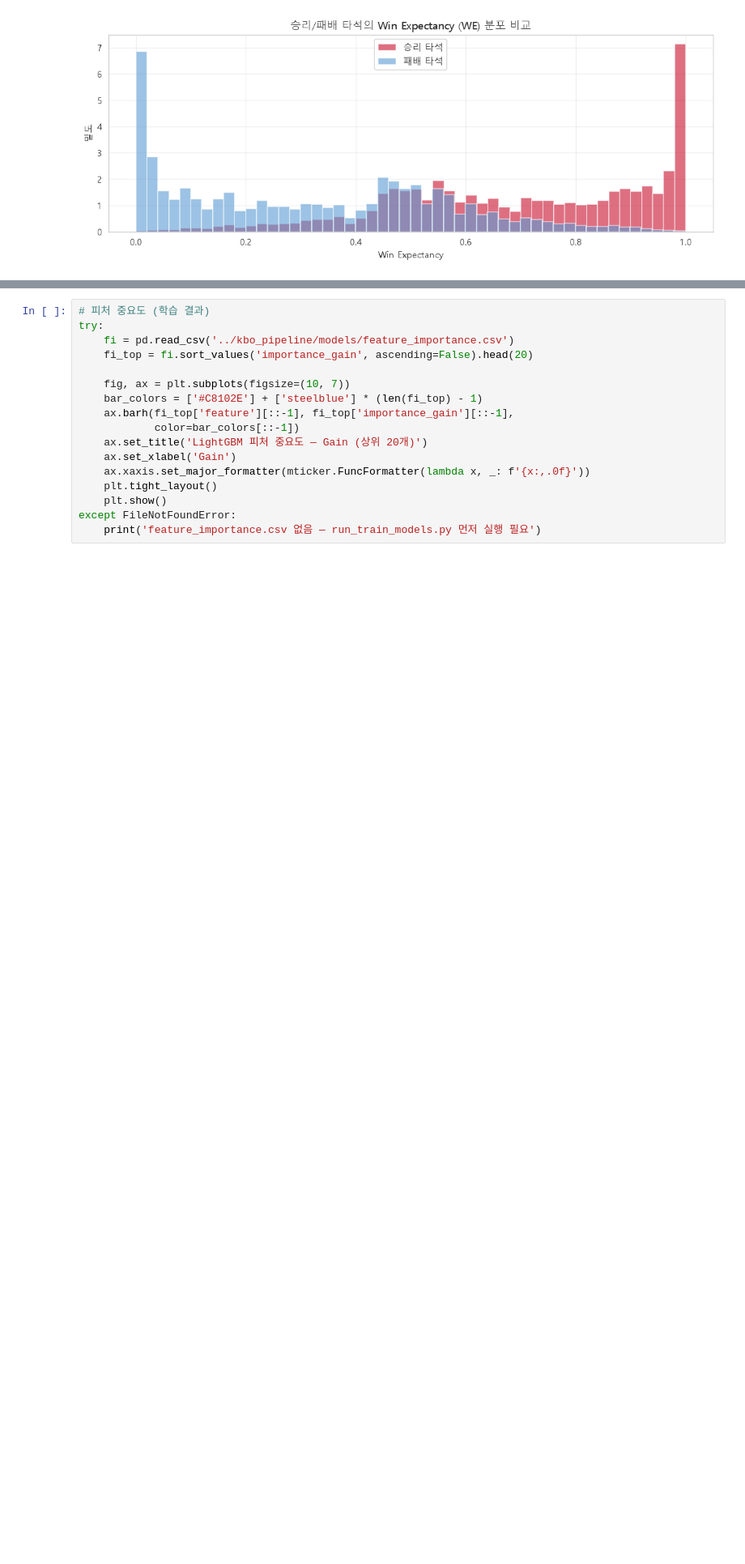
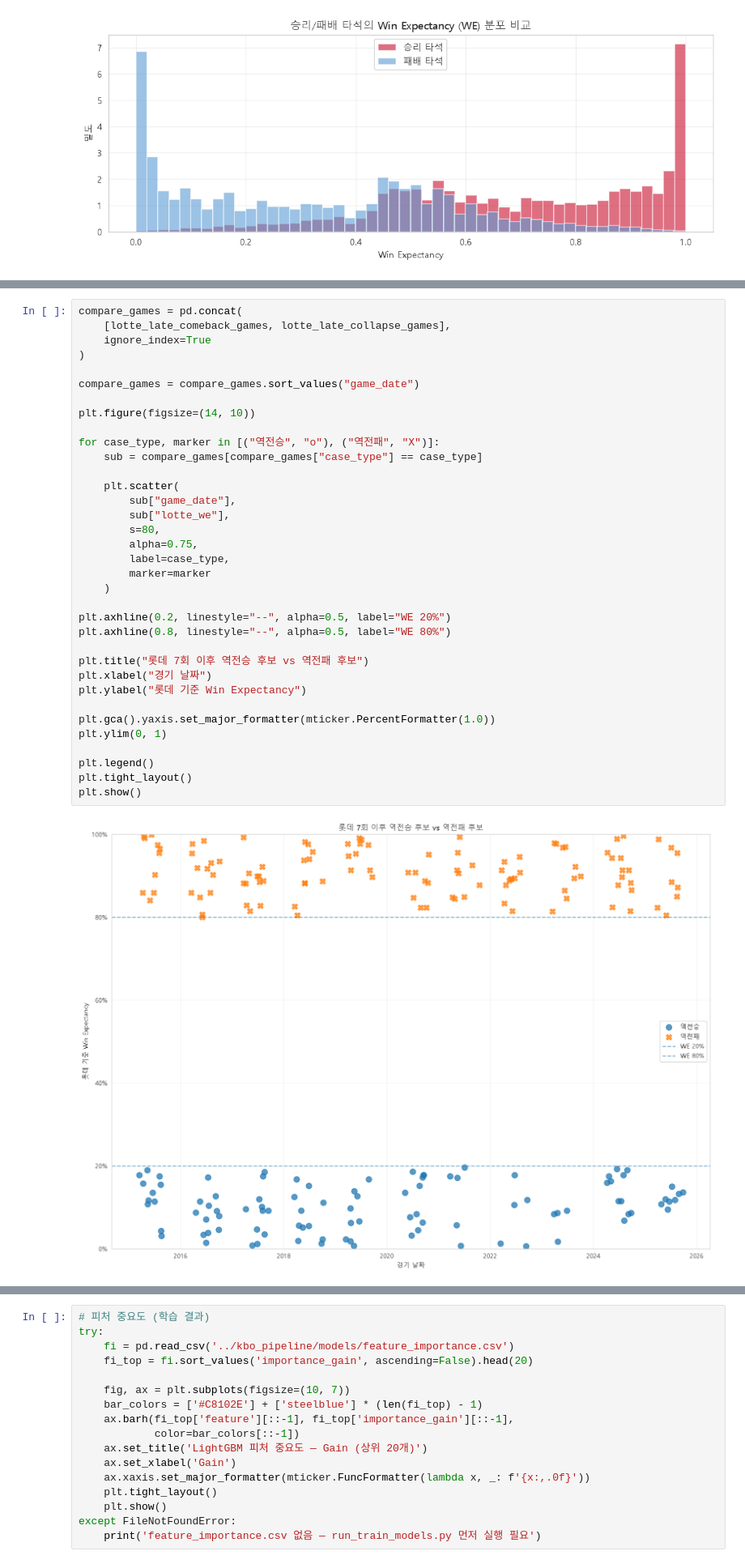
Before and after one commit to Donghaeng-LOTTO/Donghaeng-LOTTO, a Jupyter notebook: analysis/eda260614.ipynb, the cells around one changed output, grey strips where cells are left out. Shown at 81% size. Saved outputs shown, nothing was run; the diff lists cells and outputs as text; blank space fills up the shorter version.

```diff
--- a/analysis/eda260614.ipynb
+++ b/analysis/eda260614.ipynb
@@ -563,0 +1083,37 @@ plt.show()
+# %%
+compare_games = pd.concat(
+    [lotte_late_comeback_games, lotte_late_collapse_games],
+    ignore_index=True
+)
+
+compare_games = compare_games.sort_values("game_date")
+
+plt.figure(figsize=(14, 10))
+
+for case_type, marker in [("역전승", "o"), ("역전패", "X")]:
+    sub = compare_games[compare_games["case_type"] == case_type]
+
+    plt.scatter(
+        sub["game_date"],
+        sub["lotte_we"],
+        s=80,
+        alpha=0.75,
+        label=case_type,
+        marker=marker
+    )
+
+plt.axhline(0.2, linestyle="--", alpha=0.5, label="WE 20%")
+plt.axhline(0.8, linestyle="--", alpha=0.5, label="WE 80%")
+
+plt.title("롯데 7회 이후 역전승 후보 vs 역전패 후보")
+plt.xlabel("경기 날짜")
+plt.ylabel("롯데 기준 Win Expectancy")
+
+plt.gca().yaxis.set_major_formatter(mticker.PercentFormatter(1.0))
+plt.ylim(0, 1)
+
+plt.legend()
+plt.tight_layout()
+plt.show()
+# %% [output]
+[figure, added]
```
Also changed, not shown: parts of 26 cells of this notebook.
